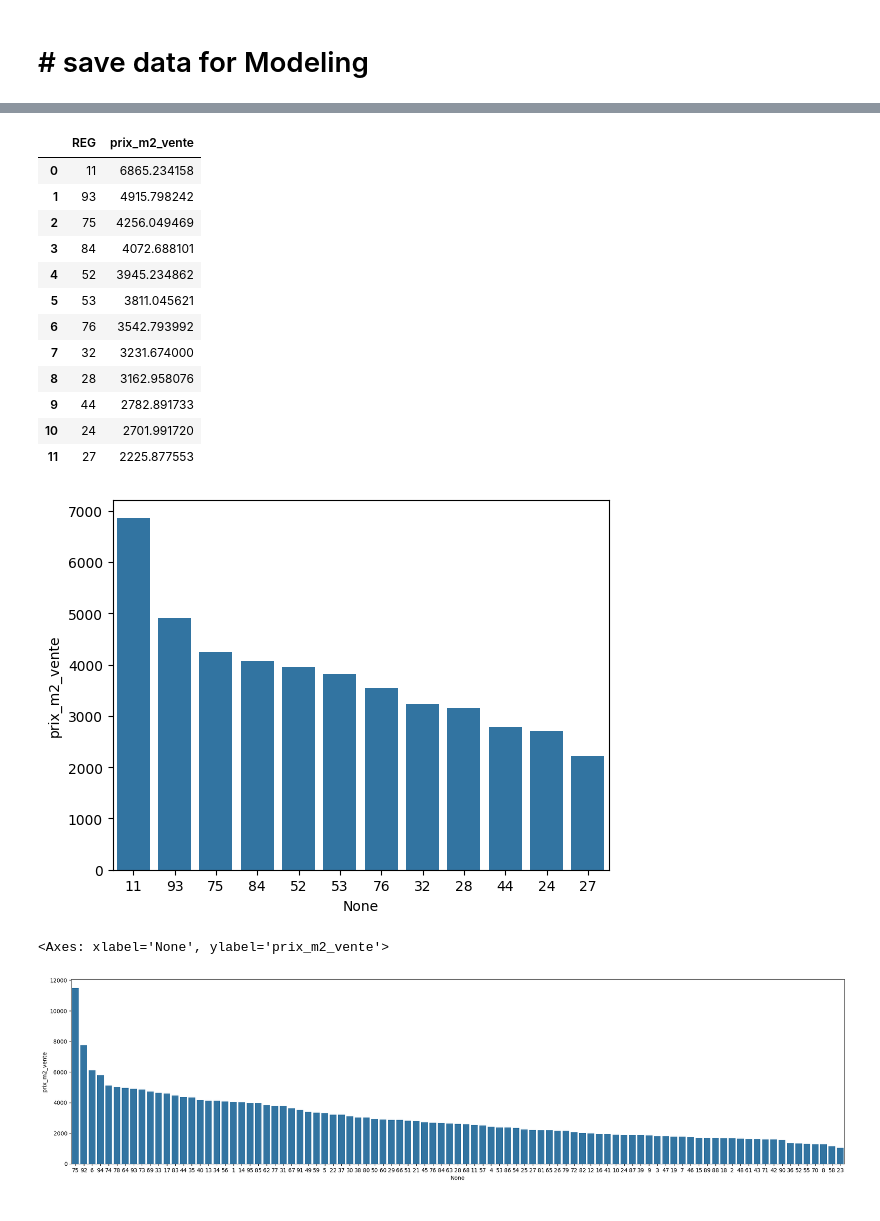
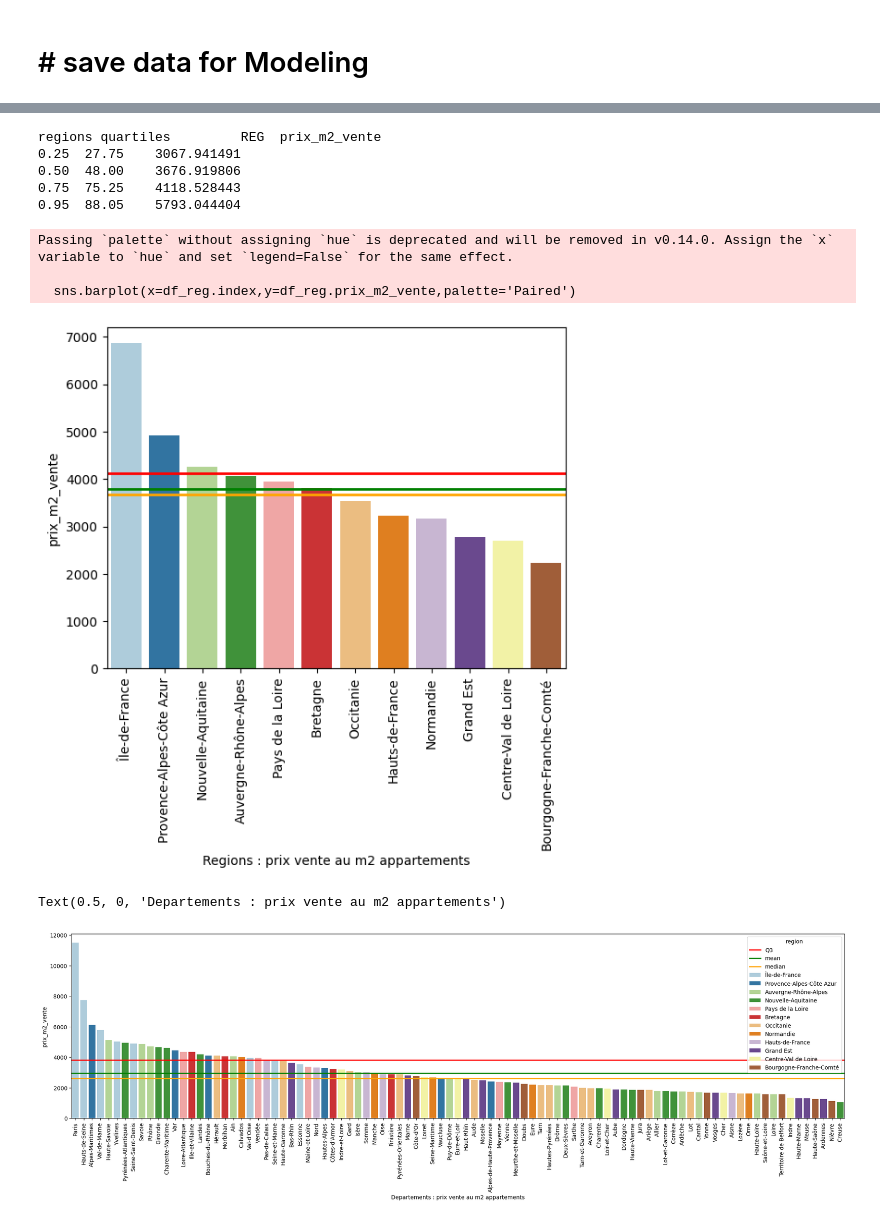
Before and after one commit to Clement2169/immocv, a Jupyter notebook: notebooks/TraitementAppartement-V1.ipynb, the cells around one changed output, grey strips where cells are left out. Saved outputs shown, nothing was run; the diff lists cells and outputs as text; code cells hidden in the pictures.

Commit message:
update regions et appartements

```diff
--- a/notebooks/TraitementAppartement-V1.ipynb
+++ b/notebooks/TraitementAppartement-V1.ipynb
@@ -1481,33 +1479,47 @@ See the caveats in the documentation: https://pandas.pydata.org/pandas-docs/stab
 # %%
+from regions import REGIONS_CODE,DEPARTMENTS
 df_reg = df.groupby(["REG"]).agg(prix_m2_vente = ("prix_m2_vente","mean"))
-df_dep = df.groupby(["DEP"]).agg(prix_m2_vente = ("prix_m2_vente","mean"))
+df_dep = df.groupby(["DEP"]).agg(prix_m2_vente = ("prix_m2_vente","mean"),REG= ("REG","first"))
 df_dep = df_dep.sort_values(by="prix_m2_vente",ascending=False).reset_index()
 df_reg = df_reg.sort_values(by="prix_m2_vente",ascending=False).reset_index()
 
-regions = {11: "Ile de France",84 : "Rhone Alpes" }
-display (df_reg)
+reg_quart = df_reg.quantile([.25, 0.5,.75,.95])
+print("regions quartiles", df_reg.quantile([.25, 0.5,.75,.95]))
+dep_quart = df_dep.quantile([.25, 0.5,.75,.95])
+# print("departements quartiles", df_dep.quantile([.25, 0.5,.75,.95]))
+
+
+region_names = df_reg["REG"].apply ( lambda x : REGIONS_CODE[x])
 fig, ax = plt.subplots()
-sns.barplot(x=df_reg.index,y=df_reg.prix_m2_vente)
-ax.set_xticklabels(df_reg.REG)
+ax.axhline(y=reg_quart["prix_m2_vente"][0.75],color="red", linewidth=2, label="Q3", linestyle='-')
+ax.axhline(y=df_reg["prix_m2_vente"].mean(),color="green", linewidth=2, label="mean", linestyle='-')
+ax.axhline(y=df_reg["prix_m2_vente"].median(),color="orange", linewidth=2, label="median", linestyle='-')
+
+sns.barplot(x=df_reg.index,y=df_reg.prix_m2_vente,palette='Paired')
+ax.set_xlabel("Regions : prix vente au m2 appartements")
+ax.set_xticklabels(region_names,rotation=90)
 plt.show()
 
+
+dep_names = df_dep["DEP"].apply ( lambda x : DEPARTMENTS[x])
 fig, ax = plt.subplots(figsize=(25, 6))
-ax.set_xticklabels(df_dep.DEP)
-sns.barplot(y=df_dep["prix_m2_vente"],x=df_dep.index)
+df_dep["region"] = df_dep["REG"].apply ( lambda x : REGIONS_CODE[x])
+ax.axhline(y=dep_quart["prix_m2_vente"][0.75],color="red", linewidth=2, label="Q3", linestyle='-')
+ax.axhline(y=df_dep["prix_m2_vente"].mean(),color="green", linewidth=2, label="mean", linestyle='-')
+ax.axhline(y=df_dep["prix_m2_vente"].median(),color="orange", linewidth=2, label="median", linestyle='-')
+
+sns.barplot(y=df_dep["prix_m2_vente"],x=df_dep.index,hue=df_dep["region"],palette='Paired')
+ax.set_xticklabels(dep_names,rotation=90)
+ax.set_xlabel("Departements : prix vente au m2 appartements")
 # %% [output]
-|  | REG | prix_m2_vente |
-| 0 | 11 | 6865.234158 |
-| 1 | 93 | 4915.798242 |
-| 2 | 75 | 4256.049469 |
-| 3 | 84 | 4072.688101 |
-| 4 | 52 | 3945.234862 |
-| 5 | 53 | 3811.045621 |
-| 6 | 76 | 3542.793992 |
-| 7 | 32 | 3231.674000 |
-| 8 | 28 | 3162.958076 |
-| 9 | 44 | 2782.891733 |
-| 10 | 24 | 2701.991720 |
-| 11 | 27 | 2225.877553 |
+regions quartiles         REG  prix_m2_vente
+0.25  27.75    3067.941491
+0.50  48.00    3676.919806
+0.75  75.25    4118.528443
+0.95  88.05    5793.044404
+Passing `palette` without assigning `hue` is deprecated and will be removed in v0.14.0. Assign the `x` variable to `hue` and set `legend=False` for the same effect.
+
+  sns.barplot(x=df_reg.index,y=df_reg.prix_m2_vente,palette='Paired')
-[figure, old version]
+[figure, new version]
-<Axes: xlabel='None', ylabel='prix_m2_vente'>
+Text(0.5, 0, 'Departements : prix vente au m2 appartements')
-[figure, old version]
+[figure, new version]
```
Also changed, not shown: parts of 6 cells of this notebook, 1 other file.
